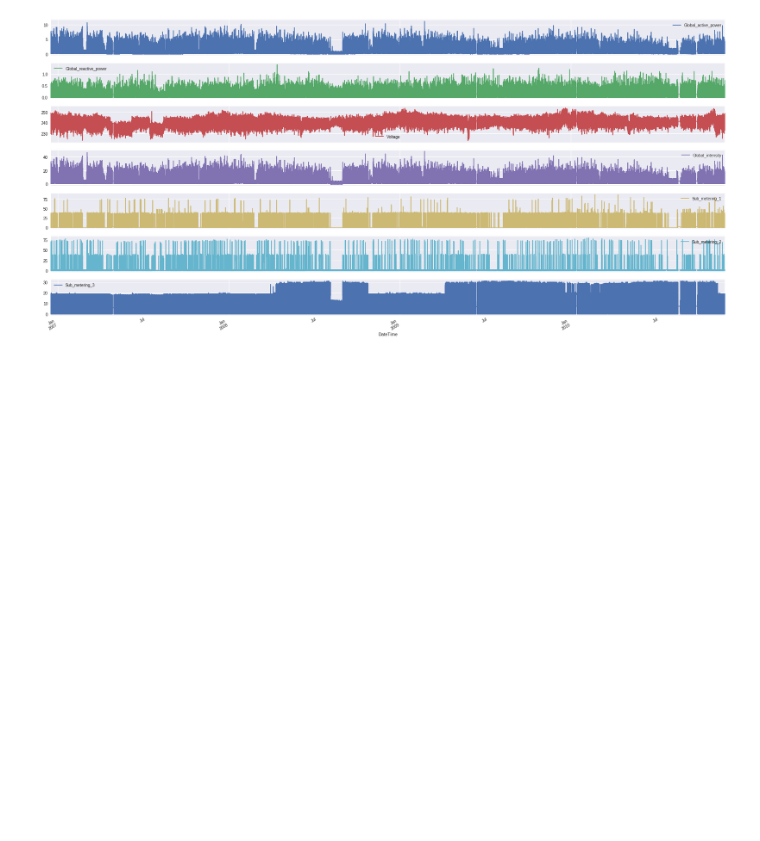
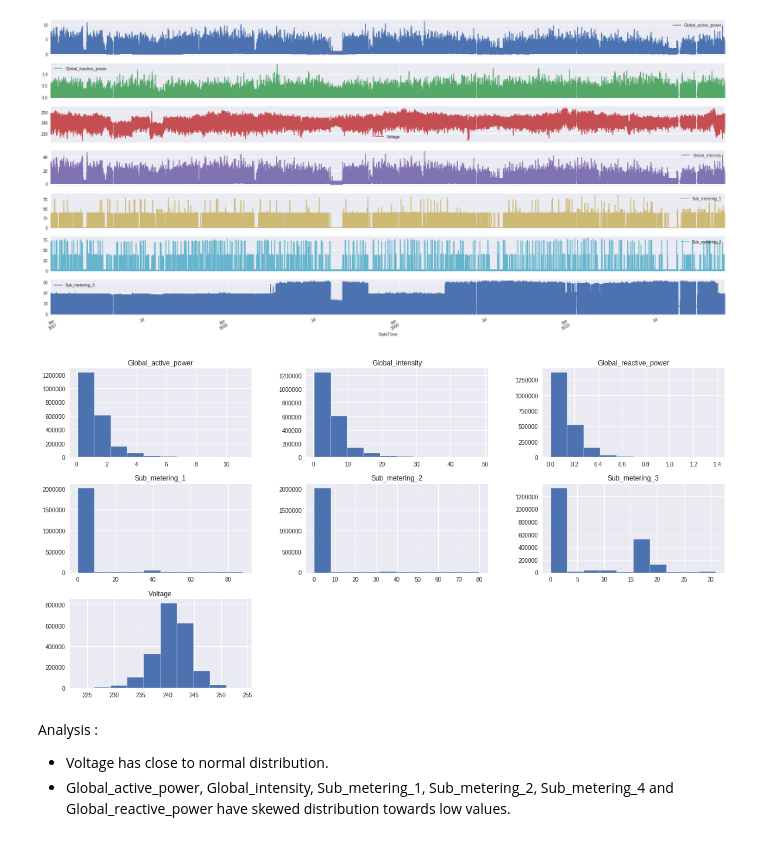
Before and after one commit to iam-armanahmed/household-electric-power-consumption, a Jupyter notebook: 1-Exploratory-Data_Anlysis.ipynb, the cells around one changed output. Cells and saved outputs as stored; diff of their text form; code cells hidden in the pictures; blank space fills up the shorter version.

```diff
--- a/1-Exploratory-Data_Anlysis.ipynb
+++ b/1-Exploratory-Data_Anlysis.ipynb
@@ -223,6 +225,17 @@ energy_data.plot(subplots=True, figsize=(30,15))
 plt.show()
 # %% [output]
 [figure]
+# %%
+# Plot distribution of data after imputation
+# energy_data.plot(kind='hist', subplots=True, figsize=(30,15))
+energy_data.hist(figsize=(20, 10))
+plt.show()
+# %% [output]
+[figure, added]
+# %% [markdown]
+Analysis :
+- Voltage has close to normal distribution.
+- Global_active_power, Global_intensity, Sub_metering_1, Sub_metering_2, Sub_metering_4 and Global_reactive_power have skewed distribution towards low values.
 # %%
 # Save imputed energy_data
 energy_data.to_csv('Data/household_power_consumption_imputed.txt', index=False)
```
Also changed, not shown: parts of 1 cell of this notebook.
